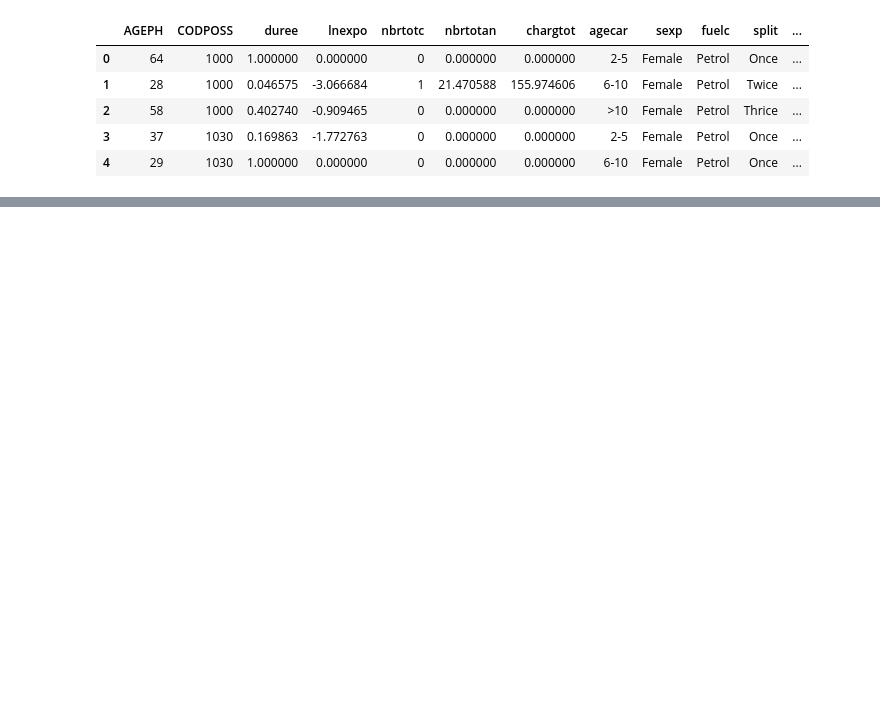
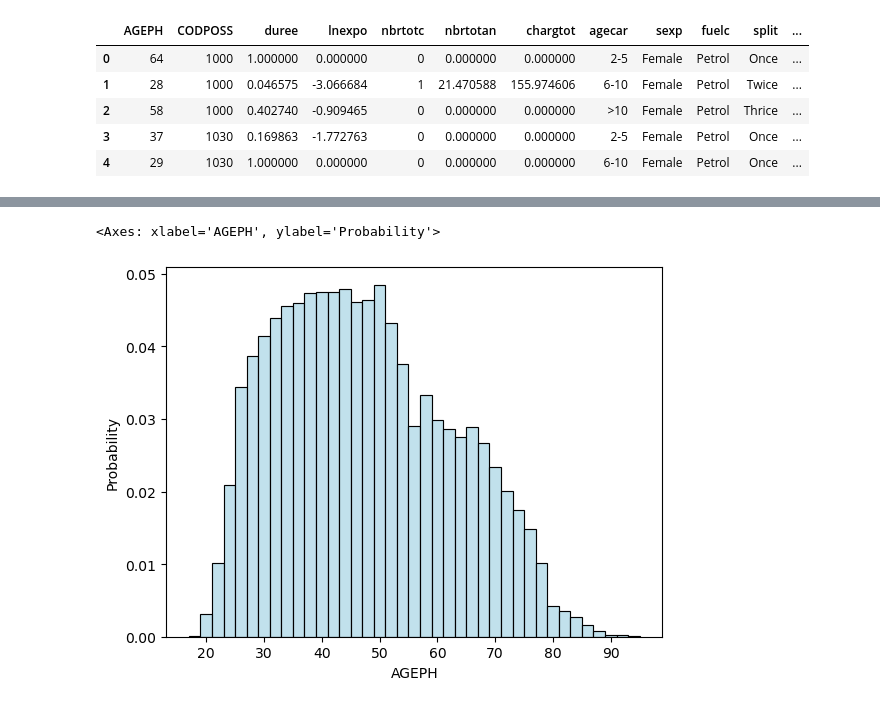
Before and after one commit to HalfmoonSD/Data-Science-for-Non-Life-Insurance-Project, a Jupyter notebook: Exploratory_analysis.ipynb, the cells around one changed output, grey strips where cells are left out. Drawn from its saved outputs; the diff is of its cells as text; code cells hidden in the pictures; blank space fills up the shorter version.

```diff
--- a/Exploratory_analysis.ipynb
+++ b/Exploratory_analysis.ipynb
@@ -135,0 +26,2 @@ correlation
+# %%
+df['CODPOSS'] = df['CODPOSS'].astype('category')
@@ -135,0 +30,6 @@ correlation
+# %%
+def histogram(df, variable,binwidth, relative):
+    if relative==False:
+        return sns.histplot(data=df, x=variable,binwidth=binwidth, color = 'lightblue')
+    elif relative ==True:
+        return sns.histplot(data=df, x=variable,binwidth=binwidth, stat='probability', color = 'lightblue')
@@ -135,0 +103,5 @@ correlation
+# %%
+histogram(df, "AGEPH",binwidth=2,relative=True)
+# %% [output]
+<Axes: xlabel='AGEPH', ylabel='Probability'>
+[figure, added]
```
Also changed, not shown: parts of 19 cells of this notebook.
